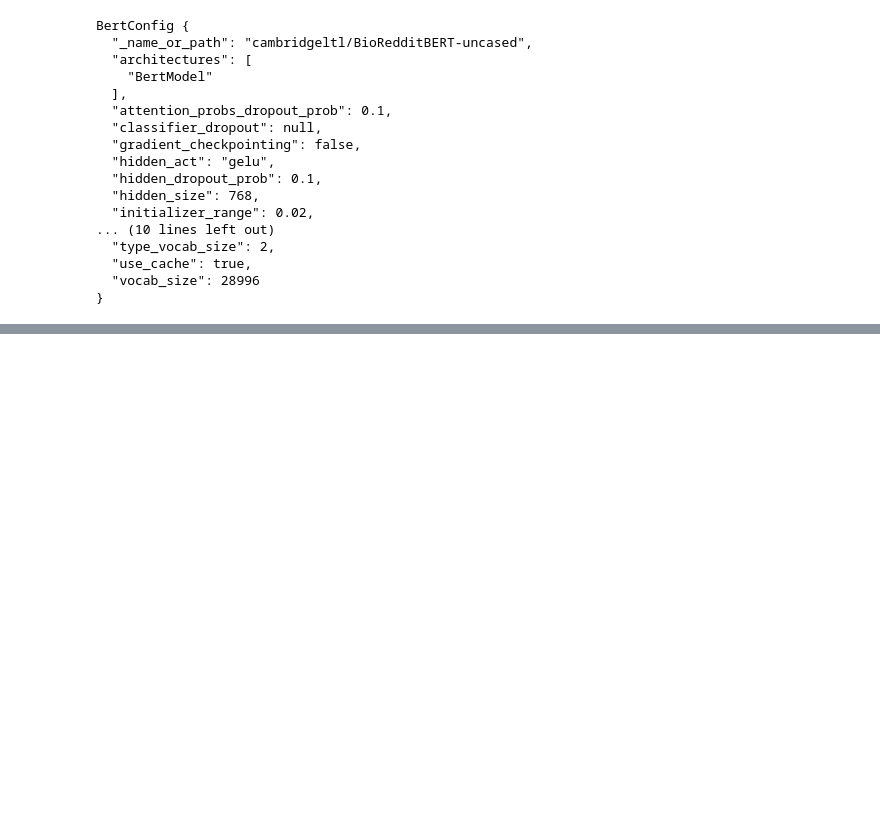
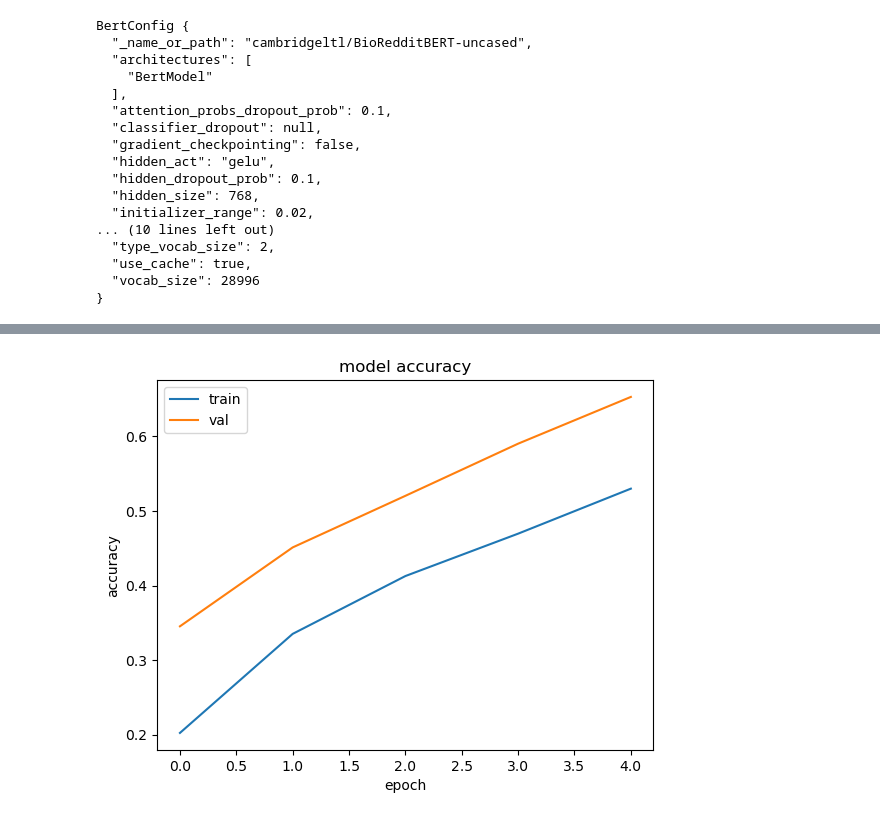
Before and after one commit to phillevn/medicalQuestionAndTags, a Jupyter notebook: Tag_questions.ipynb, the cells around one changed output, grey strips where cells are left out. Saved outputs shown, nothing was run; the diff lists cells and outputs as text; code cells hidden in the pictures; blank space fills up the shorter version.

```diff
--- a/Tag_questions.ipynb
+++ b/Tag_questions.ipynb
@@ -722,8 +727,11 @@ class TagsWithBert(tf.keras.Model):
         # self.Flat = tf.keras.layers.Flatten()
         # self.tokenizer = tokenizer
         self.Dense512 = tf.keras.layers.Dense(512,  activation="relu")
+        self.Drop1 = tf.keras.layers.Dropout(0.3)
         self.Dense256 = tf.keras.layers.Dense(256,  activation="relu")
-        self.Dense_mul_tags = tf.keras.layers.Dense(len(vocab),  activation="sigmoid")
+        self.Drop2 = tf.keras.layers.Dropout(0.2)
+        self.Dense128 = tf.keras.layers.Dense(128,  activation="relu")
+        self.Dense_mul_tags = tf.keras.layers.Dense(len(vocab), activation = "sigmoid")
         self.biobert_model=bert_model
         self.biobert_model.trainable=trainable
         # self.cos=tf.keras.layers.Dot(axes=1,normalize=True)
@@ -734,7 +742,10 @@ class TagsWithBert(tf.keras.Model):
         question_embeddings = self.biobert_model(input_ids=inputs['question']).pooler_output
         # print("Hello")
         output = self.Dense512(question_embeddings)
+        output = self.Drop1(output)
         output = self.Dense256(output)
+        output = self.Drop2(output)
+        output = self.Dense128(output)
         # print("Pass Dene256")
         output = self.Dense_mul_tags(output)
         # print("pass last layer")
@@ -848,7 +875,7 @@ val_questions.shape
 # %%
 model = TagsWithBert(trainable=True)
 model.compile(
-    loss="binary_crossentropy", optimizer="adam", metrics=["binary_accuracy"], run_eagerly=True
+    loss="binary_crossentropy", optimizer="sgd", metrics=[tf.keras.metrics.CategoricalAccuracy()], run_eagerly=True
 )
 # %%
 t=val_dataset.take(1)
@@ -945,2 +921,0 @@ array([[0., 0., 0., 0., 0., 0., 0., 0., 0., 0., 0., 0., 0., 0., 0., 0.,
-# %%
-model.fit(train_dataset, validation_data=val_dataset,epochs=2)
@@ -1015,0 +922,3 @@ print(t.get_config)
+# %%
+callback = tf.keras.callbacks.EarlyStopping(monitor='val_binary_accuracy', patience=3)
+history = model.fit(train_dataset, validation_data=val_dataset,epochs=5, callbacks=[callback])
@@ -1015,0 +941,11 @@ print(t.get_config)
+# %%
+from matplotlib import pyplot as plt
+plt.plot(history.history['categorical_accuracy'])
+plt.plot(history.history['val_categorical_accuracy'])
+plt.title('model accuracy')
+plt.ylabel('accuracy')
+plt.xlabel('epoch')
+plt.legend(['train', 'val'], loc='upper left')
+plt.show()
+# %% [output]
+[figure, added]
```
Also changed, not shown: parts of 63 cells of this notebook.
